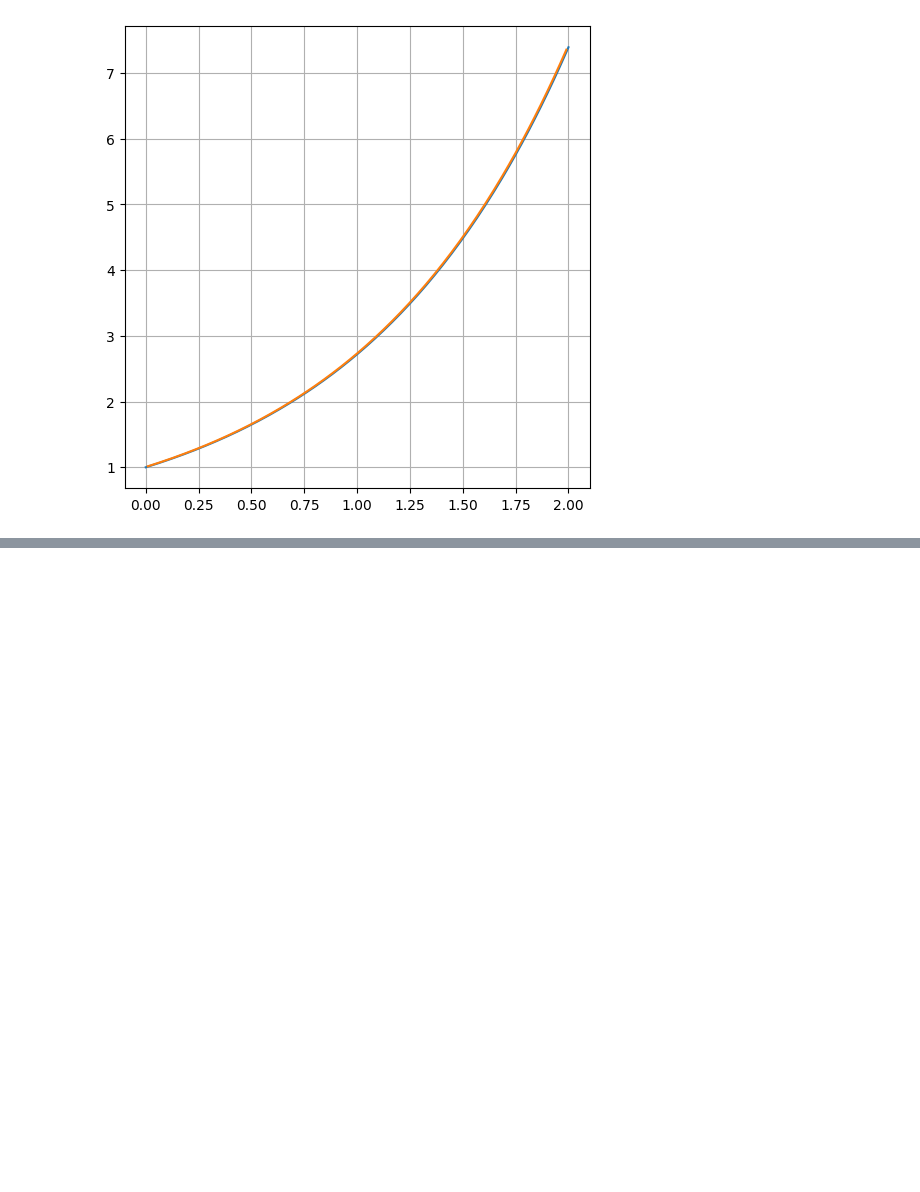
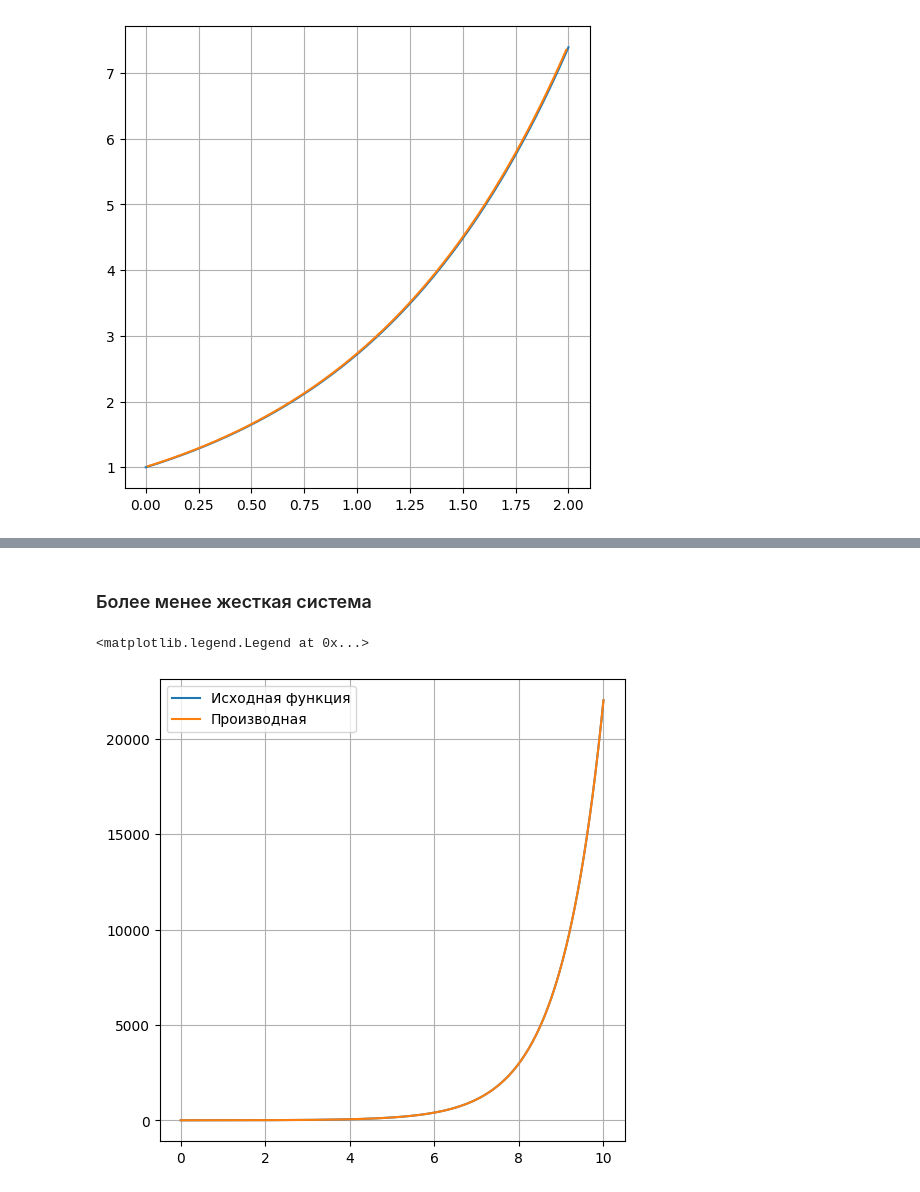
Before and after one commit to drgSURdread/numerical_solver, a Jupyter notebook: Справка/Дифференцирование.ipynb, the cells around one changed output, grey strips where cells are left out. Drawn from its saved outputs; the diff is of its cells as text; code cells hidden in the pictures; blank space fills up the shorter version.

```diff
--- a/Справка/Дифференцирование.ipynb
+++ b/Справка/Дифференцирование.ipynb
@@ -60,0 +76,25 @@ ax.plot(x_pnt[1:-1], res_func, label='Численная функция')
+# %% [markdown]
+### Более менее жесткая система
+# %%
+def derivative_const_step(end, dx):
+    x_pnt = np.linspace(0, end, int(end/dx))
+    result = []
+    for x in x_pnt:
+        result.append((f(x + dx) - f(x - dx)) / (2 * dx))
+    return result
+# %%
+accuracy = 10**(-4)
+dx = accuracy ** (1/2)
+end_pnt = 10
+x_pnt = np.linspace(0, end_pnt, int(end_pnt/dx))
+
+res_func = derivative_const_step(end_pnt, dx)
+
+fig, ax = plt.subplots(figsize=(6,6))
+ax.plot(x_pnt, f(x_pnt), label='Исходная функция')
+ax.plot(x_pnt, res_func, label='Производная')
+ax.grid()
+ax.legend()
+# %% [output]
+<matplotlib.legend.Legend at 0x...>
+[figure, added]
```
Also changed, not shown: parts of 12 cells of this notebook.
